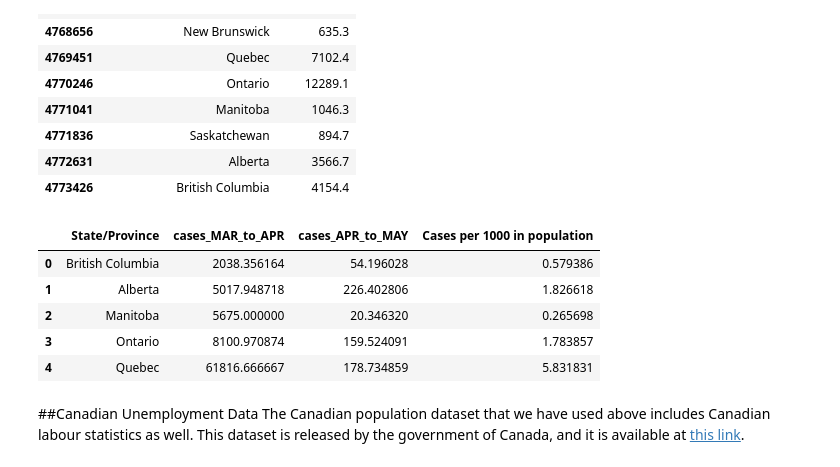
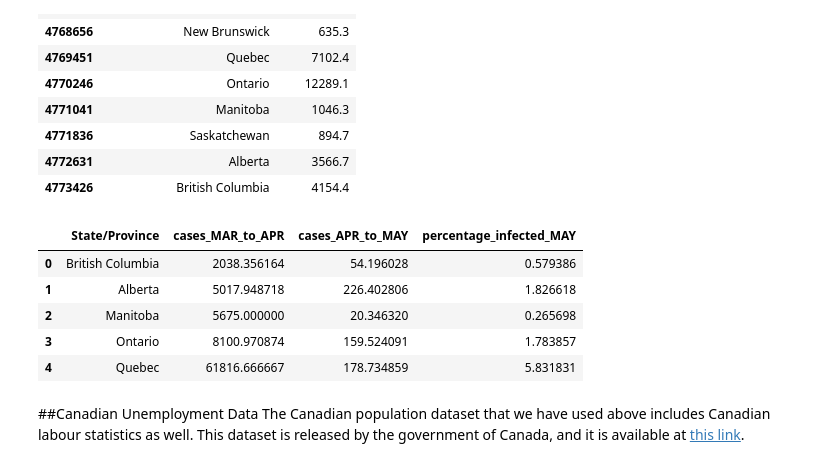
Before and after one commit to rain169170/submit-project-cia, a Jupyter notebook: US_Data_Processing.ipynb, the cells around one changed output. Cells and saved outputs as stored; diff of their text form; code cells hidden in the pictures.

```diff
--- a/US_Data_Processing.ipynb
+++ b/US_Data_Processing.ipynb
@@ -346,11 +350,11 @@ can_population
 # %%
 can_cases_aggregated = pd.merge(can_cases_aggregated, can_population, on = 'State/Province')
 # %%
-can_cases_aggregated['Cases per 1000 in population'] = can_cases_aggregated["cases_MAY"] / can_cases_aggregated["Population"]
+can_cases_aggregated['percentage_infected_MAY'] = can_cases_aggregated["cases_MAY"] / can_cases_aggregated["Population"]
 can_cases_aggregated = can_cases_aggregated.drop(['cases_MAY', 'Population'], axis = 1)
 can_cases_aggregated.head(5)
 # %% [output]
-|  | State/Province | cases_MAR_to_APR | cases_APR_to_MAY | Cases per 1000 in population |
+|  | State/Province | cases_MAR_to_APR | cases_APR_to_MAY | percentage_infected_MAY |
 | 0 | British Columbia | 2038.356164 | 54.196028 | 0.579386 |
 | 1 | Alberta | 5017.948718 | 226.402806 | 1.826618 |
 | 2 | Manitoba | 5675.000000 | 20.346320 | 0.265698 |
```
Also changed, not shown: parts of 4 cells of this notebook.
